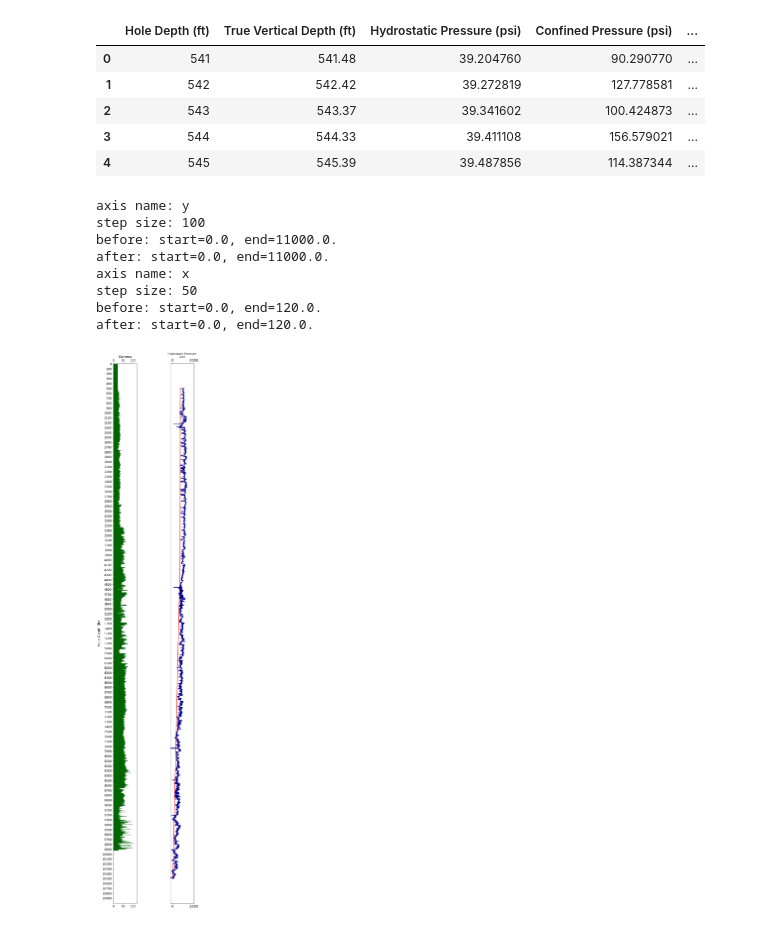
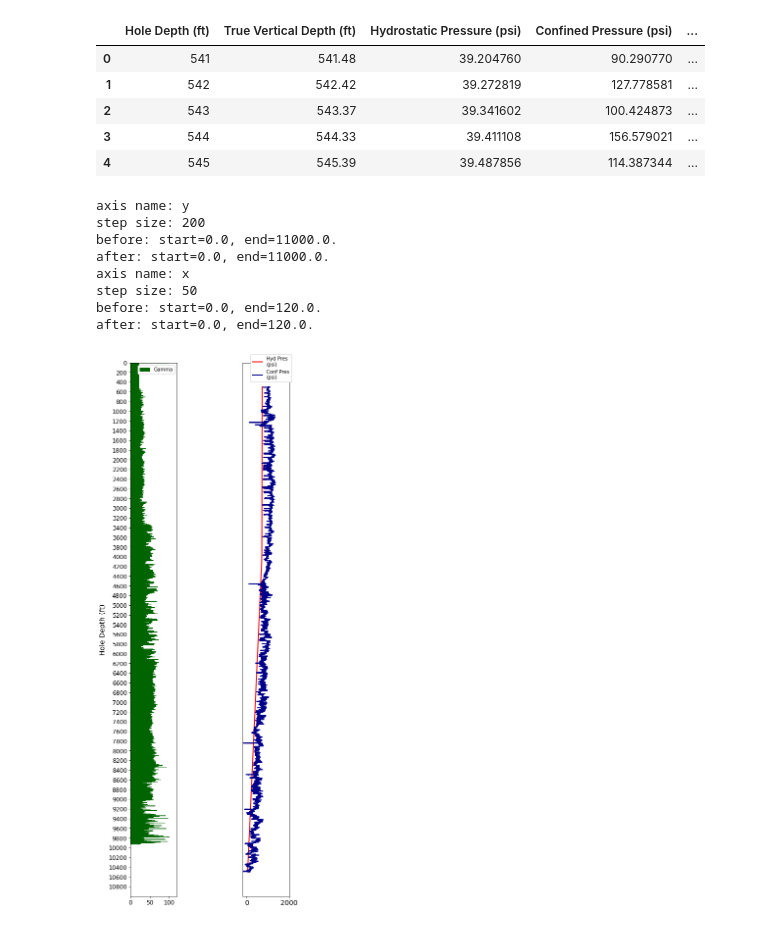
Before and after one commit to huytran187/LogVisualization, a Jupyter notebook: Untitled.ipynb, the cells around one changed output. Drawn from its saved outputs; the diff is of its cells as text; code cells hidden in the pictures.

Commit message:
finish track3

```diff
--- a/Untitled.ipynb
+++ b/Untitled.ipynb
@@ -1,8 +1,7 @@
 # %%
 import os
 import matplotlib.pyplot as plt
-plt.rcParams['xtick.top'] = True
-plt.rcParams['xtick.labeltop'] = True
+
 # plt.rcParams['xtick.bottom'] = plt.rcParams['xtick.labelbottom'] = False
 plt.rcParams['xtick.labelsize'] = 14
 import pandas as pd
@@ -22,10 +21,7 @@ logs_df.head()
 | 4 | 545 | 545.39 | 39.487856 | 114.387344 | ... |
 # %%
 NUM_TRACKS = 7
-HOLE_DEPTH_STEP_SIZE = 100 #ft
-GAMMA_STEP_SIZE = 10
-GAMMA_STEP_SIZE = 50
-Y_LABELSIZE = 12
+HOLE_DEPTH_STEP_SIZE = 200
 X_LABELSIZE = 12
 HOLE_DEPTH_MINIMUM = 0
 HOLE_DEPTH_MAXIMUM_FRACTION = 0.8
@@ -63,54 +59,55 @@ def set_ticks_step(axis_instance, axis_name, step_size):
 
 
 # general figure object
-fig = plt.figure(figsize=(14, 40))
+fig = plt.figure(figsize=(14, 20))
 
 # GAMMA
 ax1 = fig.add_subplot(1, NUM_TRACKS, 1)
 track_name = 'Gamma'
 ax1.fill_between(logs_df['Gamma'], logs_df['Hole Depth (ft)'],
-                color=GAMMA_TRACK_COLOR)
+                color=GAMMA_TRACK_COLOR,
+                label="Gamma")
+ax1.legend(framealpha=1.0)
 # limit of x
 ax1.set_xlim(0, 120)
 #make sure y doesnt show negative
 ax1.set_ylim(HOLEDEPTH_LIM)
 # set constant step size for y and x
 ax1 = set_ticks_step(ax1, 'y', HOLE_DEPTH_STEP_SIZE)
 ax1 = set_ticks_step(ax1, 'x', GAMMA_STEP_SIZE)
 # make x y label larger
 ax1.tick_params(axis='y', labelsize=Y_LABELSIZE)
 ax1.tick_params(axis='x', labelsize=X_LABELSIZE)
 # depth is inverted
 ax1.set_ylim(ax1.get_ylim()[::-1])
 # name of y
 ax1.set_ylabel('Hole Depth (ft)', fontsize=Y_LABEL_FONTSIZE)
-ax1.set_xlabel('Gamma', fontsize=X_LABEL_FONTSIZE)
-# make x labale on top
-ax1.xaxis.set_label_position('top')
+
 
 # HYDROSTATIC PRESSURE CONFINED PRESSURE
 ax2 = fig.add_subplot(1, NUM_TRACKS, 3)
 ax2.plot(logs_df['Hydrostatic Pressure (psi)'], logs_df['Hole Depth (ft)'],
-        color=HYDROSTATICPRESSURE_TRACK_COLOR, linewidth=LINEWIDTH)
-ax2.set_xlabel('Hydrostatic Pressure\n(psi)', fontsize=X_LABEL_FONTSIZE-3)
-ax2.xaxis.set_label_position('top')
+        color=HYDROSTATICPRESSURE_TRACK_COLOR, linewidth=LINEWIDTH,
+        label='Hyd Pres\n(psi)')
+
 ax2.set_xlim(-200, 2000)
 ax2.set_yticks([])
 # CONFINED PRESSURE
-ax3 = ax2.twinx()
-ax3.plot(logs_df['Confined Pressure (psi)'], logs_df['Hole Depth (ft)'],
-        color=CONFINEDPRESSURE_TRACK_COLOR, linewidth=LINEWIDTH)
-ax3.set_xlabel('Confined Pressure\n(psi)', fontsize=X_LABEL_FONTSIZE-2)
-ax3.xaxis.set_label_position('top')
-ax3.set_yticks([])
+#ax3 = ax2.twinx()
+ax2.plot(logs_df['Confined Pressure (psi)'], logs_df['Hole Depth (ft)'],
+        color=CONFINEDPRESSURE_TRACK_COLOR, linewidth=LINEWIDTH,
+        label='Conf Pres\n(psi)')
+ax2.legend(bbox_to_anchor=(0.3, 0.52, 0.8, 0.5), framealpha=1.0)
+
+#ax3.set_yticks([])
 plt.show()
 # %% [output]
 axis name: y
-step size: 100
+step size: 200
 before: start=0.0, end=11000.0.
 after: start=0.0, end=11000.0.
 axis name: x
 step size: 50
 before: start=0.0, end=120.0.
 after: start=0.0, end=120.0.
-[figure, old version]
+[figure, new version]
```
